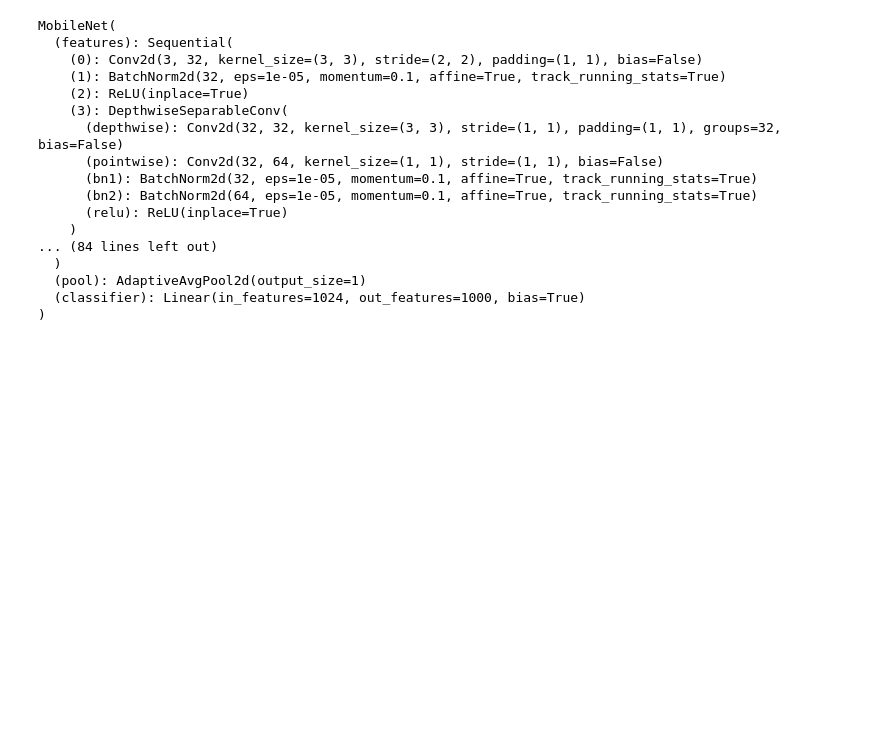
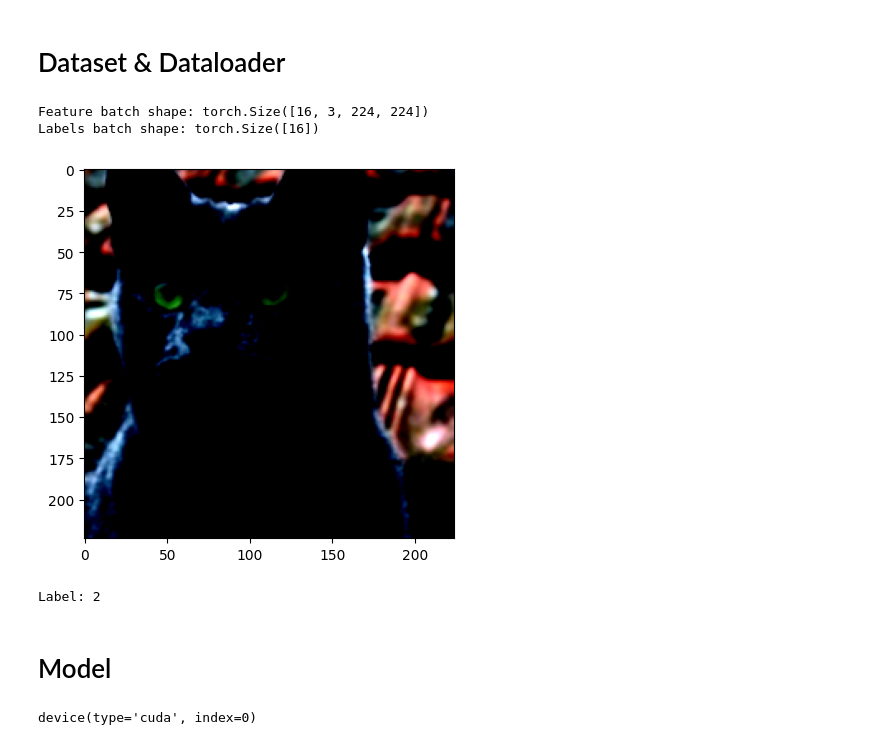
Before and after one commit to Youssef-Ghallab/Pet-Expression-Classification, a Jupyter notebook: MobileNet.ipynb, the cells around one changed output. Cells and saved outputs as stored; diff of their text form; code cells hidden in the pictures; blank space fills up the shorter version.

Commit message:
trained MobileNet

```diff
--- a/MobileNet.ipynb
+++ b/MobileNet.ipynb
@@ -0,0 +16,5 @@
+# %%
+main_path = "/kaggle/input/pets-facial-expression-dataset/Master Folder/"
+train_path = main_path+"train/"
+val_path = main_path+"valid/"
+img_folder = ImageFolder(root=train_path)
@@ -1,3 +64,46 @@
+# %% [markdown]
+# Dataset & Dataloader
+# %%
+class PetDataset(Dataset):
+    def __init__(self,root_dir,transform=None):
+        self.dataset = ImageFolder(root = root_dir,transform=transform)
+        self.transform = transform
+
+    def __len__(self):
+        return len(self.dataset)
+
+    def __getitem__(self,index):
+        image , label  = self.dataset[index]
+        samples = {'image':image,'label':label}
+        return samples
+# %%
+train_dataset = PetDataset(train_path,data_transforms['train'])
+val_dataset = PetDataset(val_path,data_transforms['validation'])
+# %%
+train_loader = DataLoader(train_dataset,batch_size = 16,shuffle=True)
+val_loader = DataLoader(val_dataset,batch_size = 16,shuffle=False)
+# %%
+# Display image and label.
+batch = next(iter(train_loader))
+print(f"Feature batch shape: {batch['image'].size()}")
+print(f"Labels batch shape: {batch['label'].size()}")
+img = batch['image'][3].squeeze()
+label = batch['label'][3]
+plt.imshow(img.permute(1, 2, 0))
+plt.show()
+print(f"Label: {label}")
+# %% [output]
+Feature batch shape: torch.Size([16, 3, 224, 224])
+Labels batch shape: torch.Size([16])
+[figure, added]
+Label: 2
+# %% [markdown]
+# Model
+# %%
+device = torch.device("cuda:0" if torch.cuda.is_available() else "cpu")
+device
+# %% [output]
+device(type='cuda', index=0)
 # %%
 import torch
 import torch.nn as nn
@@ -17,7 +123,7 @@ class DepthwiseSeparableConv(nn.Module):
         return x
 
 class MobileNet(nn.Module):
-    def __init__(self, num_classes=1000):
+    def __init__(self, num_classes=4):
         super(MobileNet, self).__init__()
         self.features = nn.Sequential(
             nn.Conv2d(3, 32, kernel_size=3, stride=2, padding=1, bias=False),
@@ -45,25 +151,3 @@ class MobileNet(nn.Module):
         x = torch.flatten(x, 1)
         x = self.classifier(x)
         return x
-
-# Create MobileNet Model
-model = MobileNet()
-print(model)
-# %% [output]
-MobileNet(
-  (features): Sequential(
-    (0): Conv2d(3, 32, kernel_size=(3, 3), stride=(2, 2), padding=(1, 1), bias=False)
-    (1): BatchNorm2d(32, eps=1e-05, momentum=0.1, affine=True, track_running_stats=True)
-    (2): ReLU(inplace=True)
-    (3): DepthwiseSeparableConv(
-      (depthwise): Conv2d(32, 32, kernel_size=(3, 3), stride=(1, 1), padding=(1, 1), groups=32, bias=False)
-      (pointwise): Conv2d(32, 64, kernel_size=(1, 1), stride=(1, 1), bias=False)
-      (bn1): BatchNorm2d(32, eps=1e-05, momentum=0.1, affine=True, track_running_stats=True)
-      (bn2): BatchNorm2d(64, eps=1e-05, momentum=0.1, affine=True, track_running_stats=True)
-      (relu): ReLU(inplace=True)
-    )
-... (84 lines left out)
-  )
-  (pool): AdaptiveAvgPool2d(output_size=1)
-  (classifier): Linear(in_features=1024, out_features=1000, bias=True)
-)
```
Also changed, not shown: parts of 18 cells of this notebook.
